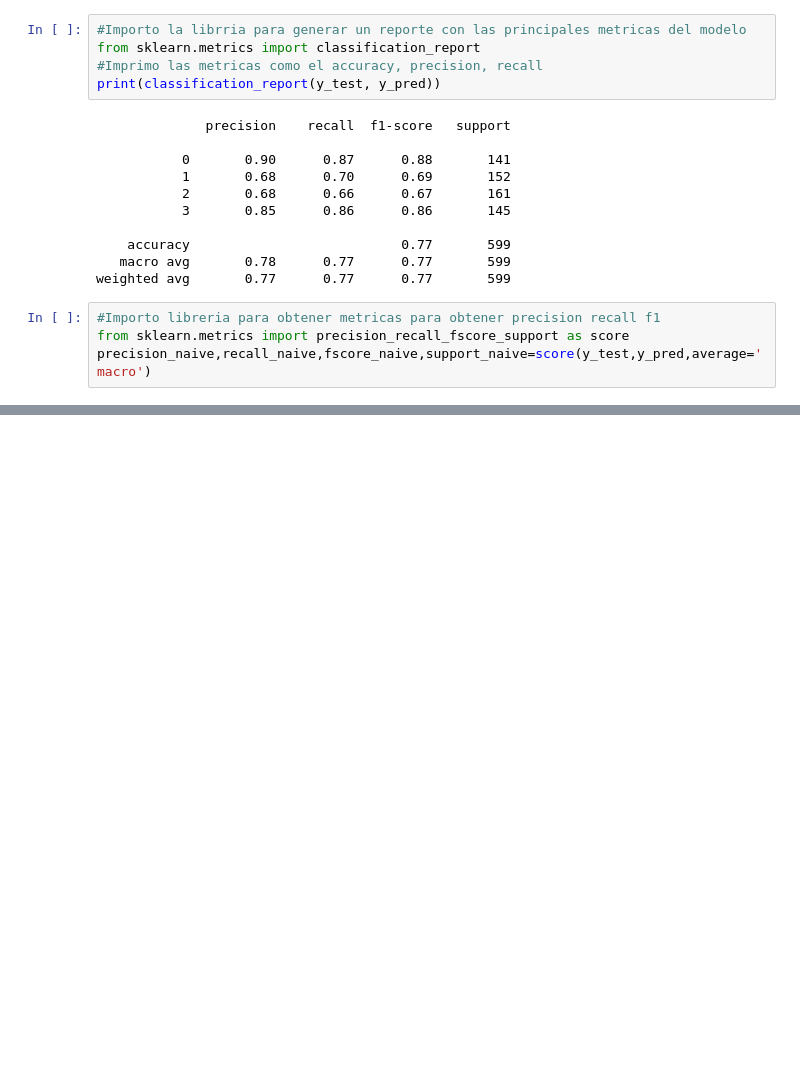
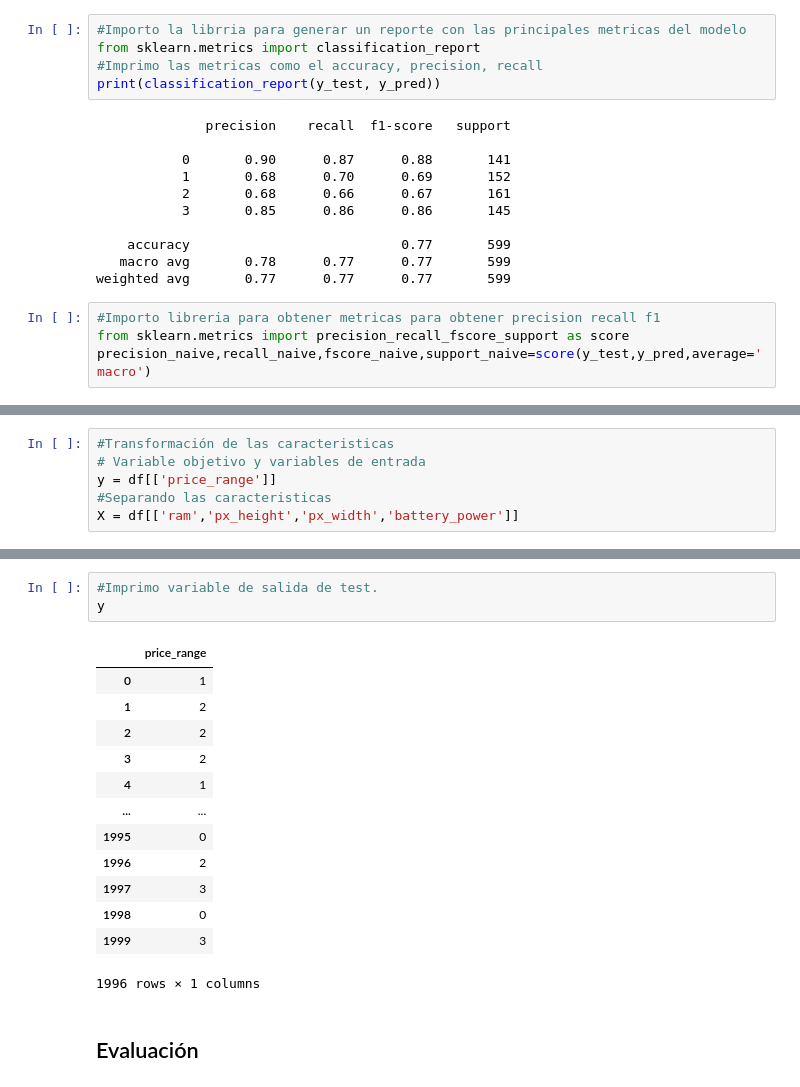
Before and after one commit to majito02/ProyectoUnidad2, a Jupyter notebook: Borja_Párraga_ProyectoU2.ipynb, the cells around one changed output, grey strips where cells are left out. Saved outputs shown, nothing was run; the diff lists cells and outputs as text; blank space fills up the shorter version.

```diff
--- a/Borja_Párraga_ProyectoU2.ipynb
+++ b/Borja_Párraga_ProyectoU2.ipynb
@@ -327,0 +342,6 @@ precision_naive,recall_naive,fscore_naive,support_naive=score(y_test,y_pred,aver
+# %%
+#Transformación de las caracteristicas
+# Variable objetivo y variables de entrada
+y = df[['price_range']]
+#Separando las caracteristicas
+X = df[['ram','px_height','px_width','battery_power']]
@@ -327,0 +372,19 @@ precision_naive,recall_naive,fscore_naive,support_naive=score(y_test,y_pred,aver
+# %%
+#Imprimo variable de salida de test.
+y
+# %% [output]
+|  | price_range |
+| 0 | 1 |
+| 1 | 2 |
+| 2 | 2 |
+| 3 | 2 |
+| 4 | 1 |
+| ... | ... |
+| 1995 | 0 |
+| 1996 | 2 |
+| 1997 | 3 |
+| 1998 | 0 |
+| 1999 | 3 |
+1996 rows × 1 columns
+# %% [markdown]
+## Evaluación
```
Also changed, not shown: parts of 27 cells of this notebook.
